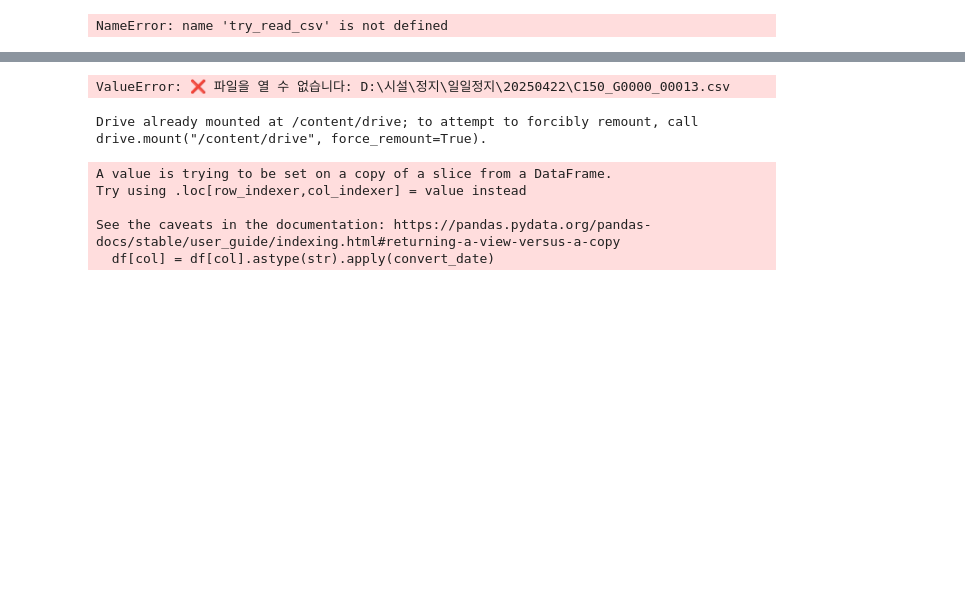
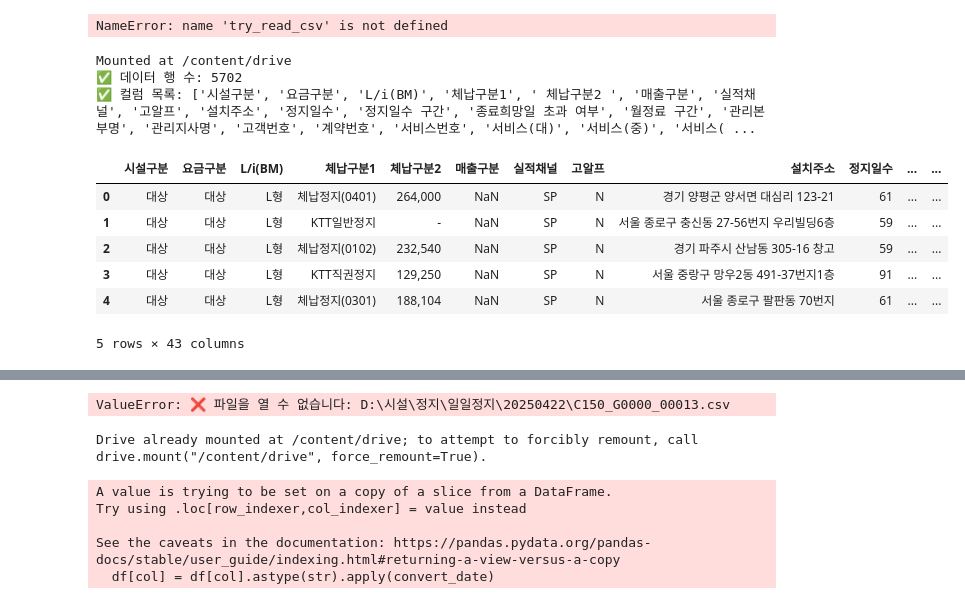
Before and after one commit to heebonpark/ktt, a Jupyter notebook: 전사일일정지관리코랩.ipynb, the cells around one changed output, grey strips where cells are left out. Drawn from its saved outputs; the diff is of its cells as text; code cells hidden in the pictures; blank space fills up the shorter version.

Commit message:
[Colab 자동 업로드] 전사일일정지관리코랩.ipynb

```diff
--- a/전사일일정지관리코랩.ipynb
+++ b/전사일일정지관리코랩.ipynb
@@ -10,6 +10,38 @@ print("\n✅ [additional_df] 추가 병합용 파일 컬럼 목록:")
 print(additional_df.columns.tolist())
 # %% [output]
 NameError: name 'try_read_csv' is not defined
+# %%
+from google.colab import drive
+import pandas as pd
+import matplotlib.pyplot as plt
+
+# ✅ 드라이브 마운트
+drive.mount('/content/drive')
+
+# ✅ CSV 경로 지정
+file_path = '/content/drive/MyDrive/시설/정지/정지0507.csv'
+
+# ✅ CSV 불러오기
+try:
+    df = pd.read_csv(file_path, encoding='cp949')
+except:
+    df = pd.read_csv(file_path, encoding='utf-8')
+
+# ✅ 기본 정보 출력
+print("✅ 데이터 행 수:", df.shape[0])
+print("✅ 컬럼 목록:", list(df.columns))
+display(df.head())
+# %% [output]
+Mounted at /content/drive
+✅ 데이터 행 수: 5702
+✅ 컬럼 목록: ['시설구분', '요금구분', 'L/i(BM)', '체납구분1', ' 체납구분2 ', '매출구분', '실적채널', '고알프', '설치주소', '정지일수', '정지일수 구간', '종료희망일 초과 여부', '월정료 구간', '관리본부명', '관리지사명', '고객번호', '계약번호', '서비스번호', '서비스(대)', '서비스(중)', '서비스( ...
+|  | 시설구분 | 요금구분 | L/i(BM) | 체납구분1 | 체납구분2 | 매출구분 | 실적채널 | 고알프 | 설치주소 | 정지일수 | ... | ... |
+| 0 | 대상 | 대상 | L형 | 체납정지(0401) | 264,000 | NaN | SP | N | 경기 양평군 양서면 대심리 123-21 | 61 | ... | ... |
+| 1 | 대상 | 대상 | L형 | KTT일반정지 | - | NaN | SP | N | 서울 종로구 충신동 27-56번지 우리빌딩6층 | 59 | ... | ... |
+| 2 | 대상 | 대상 | L형 | 체납정지(0102) | 232,540 | NaN | SP | N | 경기 파주시 산남동 305-16 창고 | 59 | ... | ... |
+| 3 | 대상 | 대상 | L형 | KTT직권정지 | 129,250 | NaN | SP | N | 서울 중랑구 망우2동 491-37번지1층 | 91 | ... | ... |
+| 4 | 대상 | 대상 | L형 | 체납정지(0301) | 188,104 | NaN | SP | N | 서울 종로구 팔판동 70번지 | 61 | ... | ... |
+5 rows × 43 columns
 # %%
 # 예시) KTT월정료(조정) 존재 여부에 따른 rename 처리
 if 'KTT월정료(조정)' in df.columns:
```
Also changed, not shown: parts of 2 cells of this notebook.
